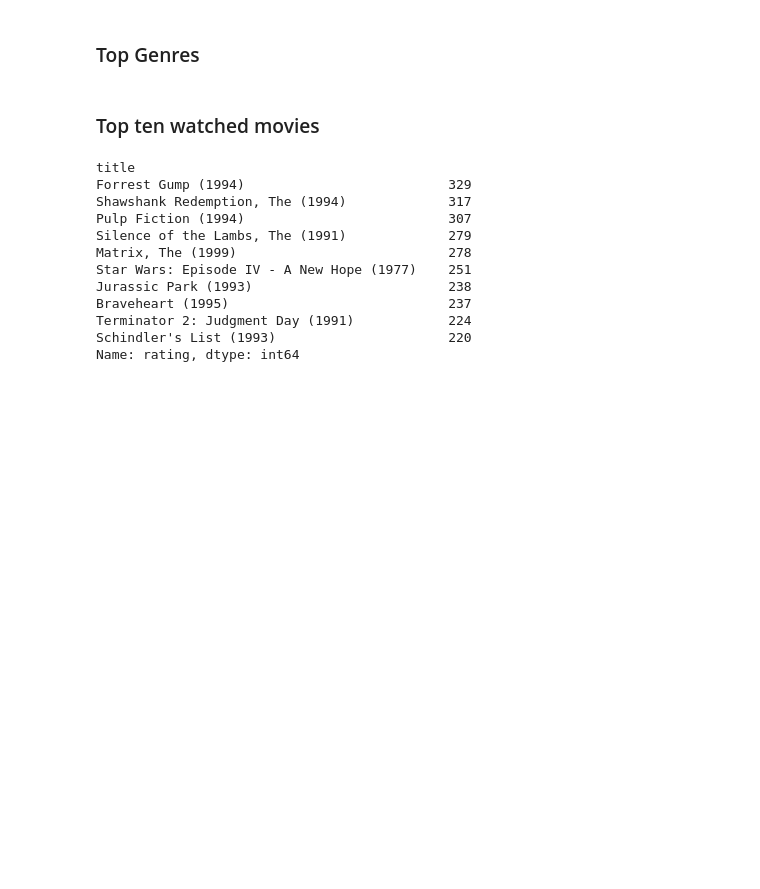
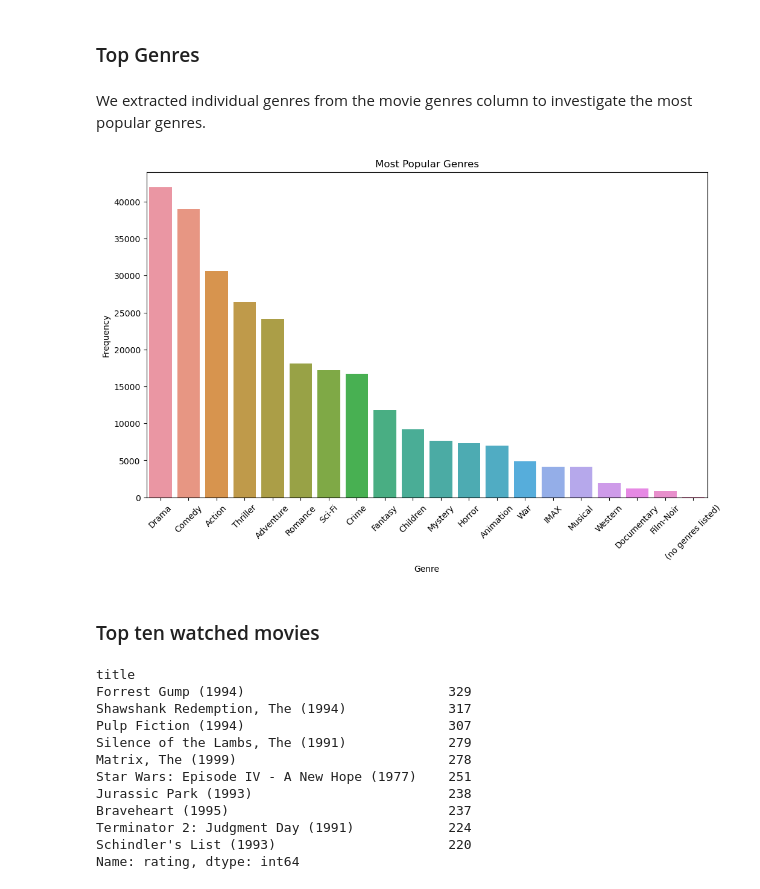
Before and after one commit to Rgmoogachiri/DSC-phase-4-project, a Jupyter notebook: movie.ipynb, the cells around one changed output. Cells and saved outputs as stored; diff of their text form; code cells hidden in the pictures; blank space fills up the shorter version.

```diff
--- a/movie.ipynb
+++ b/movie.ipynb
@@ -418,5 +516,40 @@ merged_df.head()
 # %% [markdown]
 ### Top Genres
+# %% [markdown]
+We extracted individual genres from the movie genres column to investigate the most popular genres.
+# %%
+#Extracting genre labels from the genre column
+genrelabels = set()
+for i in merged_df['genres'].str.split('|').values:
+    genrelabels = genrelabels.union(set(i))
+
+#Creating a function to visualize genre
+def genrecounts(merged_df, col, labels):
+    count = dict()
+    for i in labels: count[i] = 0
+    for value in merged_df[col].str.split('|'):
+        if type(value) == float and pd.isnull(value): continue
+        for i in value:
+            if pd.notnull(i): count[i] += 1
+    return count
+
+#Applying the function to our dataframe to extract genre count by genre labels
+genre_count = genrecounts(merged_df, 'genres', genrelabels)
+genre_count
+
+#Creating a dataframe from the genre labels and frequency
+genres = pd.DataFrame(list(genre_count.items()),columns = ['Genre','Frequency'])
+
+#Sorting values by the frequency column
+genres = genres.sort_values(by=['Frequency'], ascending=False)
+
+#Visualizing the most popular genres
+plt.figure(figsize=(12,7))
+sns.barplot(x='Genre', y='Frequency', data=genres)
+plt.title('Most Popular Genres')
+plt.xticks(rotation=45);
+# %% [output]
+[figure, added]
 # %% [markdown]
 ### Top ten watched movies
 # %%
```
Also changed, not shown: parts of 73 cells of this notebook.
